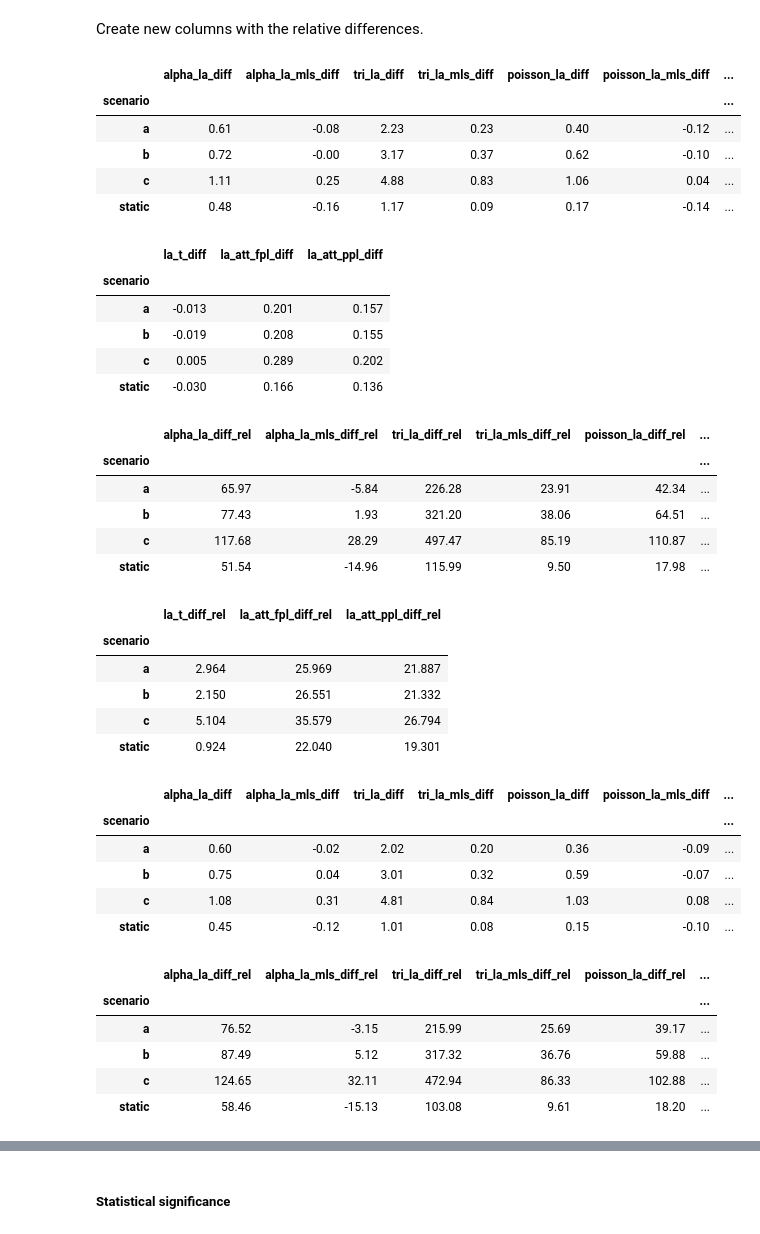
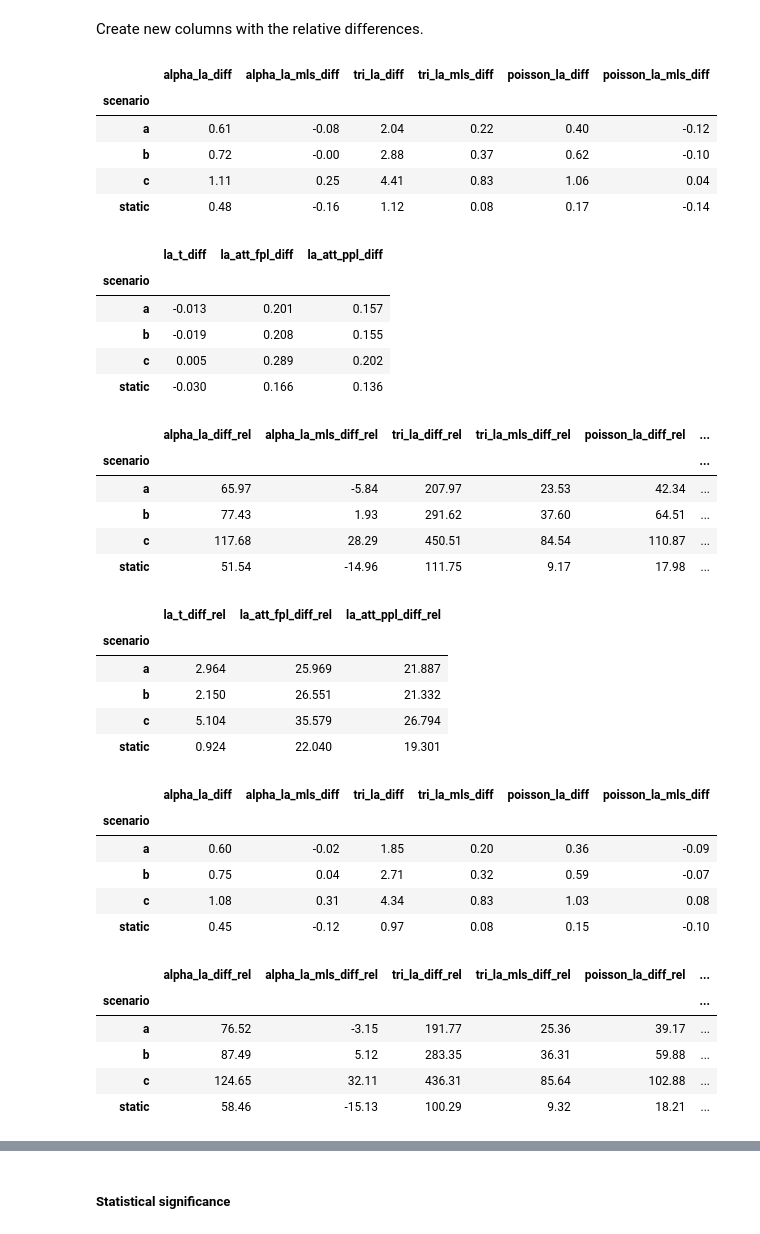
Before and after one commit to han16nah/movingtree_b2h, a Jupyter notebook: notebooks/Stats_and_Tables.ipynb, the cells around one changed output, grey strips where cells are left out. Cells and saved outputs as stored; diff of their text form; code cells hidden in the pictures.

```diff
--- a/notebooks/Stats_and_Tables.ipynb
+++ b/notebooks/Stats_and_Tables.ipynb
@@ -20,10 +20,8 @@ tls_geometric_feats = "tls_geometric_feats.pkl"
 tls_geometric_feats_mls = "tls_geometric_feats_mls.pkl"
 tls_voxel_metrics = "tls_voxel_metrics.pkl"
 tls_voxel_metrics_mls = "tls_voxel_metrics_mls.pkl"
-tls_la_metrics = "tls_lai_gap_frac.pkl"
-tls_la_metrics_mls = "tls_lai_gap_frac_mls.pkl"
-tls_la_tri = "leaf_areas_tri.txt"
-tls_la_tri_mls = "leaf_areas_tri_mls.txt"
+tls_la_metrics = "tls_la.pkl"
+tls_la_metrics_mls = "tls_la_mls.pkl"
 la_reference = "leaf_area_reference.txt"
 uls_la_amapvox = "la_amapvox.txt"
 tls_la_amapvox = "la_amapvox_tls.txt"
@@ -242,20 +238,16 @@ la_df_amapvox = pd.read_csv(Path(metric_folder) / tls_la_amapvox, sep=" ")
 # %% [markdown]
 Merge all the data to one data frame.
 # %%
-la_df = pd.merge(la_df[["alpha_leaf_area", "poisson_leaf_area", "poisson_leaf_area_fixedthresh"]].reset_index(), la_mls_df[["alpha_leaf_area", "poisson_leaf_area", "poisson_leaf_area_fixedthresh"]].reset_index(), on=["tree_id", "scenario"], suffixes=('', '_mls')).set_index(["scenario", "tree_id"])
-la_df = pd.merge(la_df.reset_index(), la_df_tri, on=["tree_id", "scenario"], suffixes=('', '_mls')).set_index(["scenario", "tree_id"])
-la_df = pd.merge(la_df.reset_index(), la_df_tri_mls, on=["tree_id", "scenario"], suffixes=('', '_mls')).set_index(["scenario", "tree_id"])
+la_df = pd.merge(la_df[["alpha_leaf_area", "poisson_leaf_area", "tri_leaf_area"]].reset_index(), la_mls_df[["alpha_leaf_area", "poisson_leaf_area", "tri_leaf_area"]].reset_index(), on=["tree_id", "scenario"], suffixes=('', '_mls')).set_index(["scenario", "tree_id"])
 la_df = pd.merge(la_df.reset_index(), la_ref_df, on=["tree_id"]).set_index(["scenario", "tree_id"])
 la_df_amapvox = pd.merge(la_df_amapvox.reset_index(), la_ref_df, on=["tree_id"]).set_index(["scenario", "tree_id"])
 # %%
 la_df["alpha_la_diff"] = (la_df["alpha_leaf_area"]-la_df["leaf_area"])
 la_df["alpha_la_mls_diff"] = (la_df["alpha_leaf_area_mls"]-la_df["leaf_area"])
-la_df["tri_la_diff"] = (la_df["la_tri"]-la_df["leaf_area"])
-la_df["tri_la_mls_diff"] = (la_df["la_tri_mls"]-la_df["leaf_area"])
+la_df["tri_la_diff"] = (la_df["tri_leaf_area"]-la_df["leaf_area"])
+la_df["tri_la_mls_diff"] = (la_df["tri_leaf_area_mls"]-la_df["leaf_area"])
 la_df["poisson_la_diff"] = (la_df["poisson_leaf_area"]-la_df["leaf_area"])
-la_df["poisson_la_fixedthresh_diff"] = (la_df["poisson_leaf_area_fixedthresh"]-la_df["leaf_area"])
 la_df["poisson_la_mls_diff"] = (la_df["poisson_leaf_area_mls"]-la_df["leaf_area"])
-la_df["poisson_la_mls_fixedthresh_diff"] = (la_df["poisson_leaf_area_fixedthresh_mls"]-la_df["leaf_area"])
 la_df_amapvox["la_t_diff"] = (la_df_amapvox["la_t"] - la_df_amapvox["leaf_area"])
 la_df_amapvox["la_att_fpl_diff"] = (la_df_amapvox["la_att_fpl"] - la_df_amapvox["leaf_area"])
 la_df_amapvox["la_att_ppl_diff"] = (la_df_amapvox["la_att_ppl"] - la_df_amapvox["leaf_area"])
@@ -264,26 +256,24 @@ Create new columns with the relative differences.
 # %%
 la_df["alpha_la_diff_rel"] = (la_df["alpha_leaf_area"]-la_df["leaf_area"]) / la_df["leaf_area"] * 100
 la_df["alpha_la_mls_diff_rel"] = (la_df["alpha_leaf_area_mls"]-la_df["leaf_area"]) / la_df["leaf_area"] * 100
-la_df["tri_la_diff_rel"] = (la_df["la_tri"]-la_df["leaf_area"]) / la_df["leaf_area"] * 100
-la_df["tri_la_mls_diff_rel"] = (la_df["la_tri_mls"]-la_df["leaf_area"]) / la_df["leaf_area"] * 100
+la_df["tri_la_diff_rel"] = (la_df["tri_leaf_area"]-la_df["leaf_area"]) / la_df["leaf_area"] * 100
+la_df["tri_la_mls_diff_rel"] = (la_df["tri_leaf_area_mls"]-la_df["leaf_area"]) / la_df["leaf_area"] * 100
 la_df["poisson_la_diff_rel"] = (la_df["poisson_leaf_area"]-la_df["leaf_area"]) / la_df["leaf_area"] * 100
-la_df["poisson_la_fixedthresh_diff_rel"] = (la_df["poisson_leaf_area_fixedthresh"]-la_df["leaf_area"]) / la_df["leaf_area"] * 100
 la_df["poisson_la_mls_diff_rel"] = (la_df["poisson_leaf_area_mls"]-la_df["leaf_area"]) / la_df["leaf_area"] * 100
-la_df["poisson_la_mls_fixedthresh_diff_rel"] = (la_df["poisson_leaf_area_fixedthresh_mls"]-la_df["leaf_area"]) / la_df["leaf_area"] * 100
 la_df_amapvox["la_t_diff_rel"] = (la_df_amapvox["la_t"] - la_df_amapvox["leaf_area"]) / la_df["leaf_area"] * 100
 la_df_amapvox["la_att_fpl_diff_rel"] = (la_df_amapvox["la_att_fpl"] - la_df_amapvox["leaf_area"]) / la_df["leaf_area"] * 100
 la_df_amapvox["la_att_ppl_diff_rel"] = (la_df_amapvox["la_att_ppl"] - la_df_amapvox["leaf_area"]) / la_df["leaf_area"] * 100
 # %%
 la_df = la_df.astype("float")
-display(la_df[["alpha_la_diff", "alpha_la_mls_diff", "tri_la_diff", "tri_la_mls_diff", "poisson_la_diff", "poisson_la_mls_diff", "poisson_la_fixedthresh_diff", "poisson_la_mls_fixedthresh_diff"]].groupby("scenario").agg("mean").round(decimals=2))
+display(la_df[["alpha_la_diff", "alpha_la_mls_diff", "tri_la_diff", "tri_la_mls_diff", "poisson_la_diff", "poisson_la_mls_diff"]].groupby("scenario").agg("mean").round(decimals=2))
 display(la_df_amapvox[["la_t_diff", "la_att_fpl_diff", "la_att_ppl_diff"]].groupby("scenario").agg("mean").round(decimals=3))
 # %% [output]
-|  | alpha_la_diff | alpha_la_mls_diff | tri_la_diff | tri_la_mls_diff | poisson_la_diff | poisson_la_mls_diff | ... |
-| scenario |  |  |  |  |  |  | ... |
-| a | 0.61 | -0.08 | 2.23 | 0.23 | 0.40 | -0.12 | ... |
-| b | 0.72 | -0.00 | 3.17 | 0.37 | 0.62 | -0.10 | ... |
-| c | 1.11 | 0.25 | 4.88 | 0.83 | 1.06 | 0.04 | ... |
-| static | 0.48 | -0.16 | 1.17 | 0.09 | 0.17 | -0.14 | ... |
+|  | alpha_la_diff | alpha_la_mls_diff | tri_la_diff | tri_la_mls_diff | poisson_la_diff | poisson_la_mls_diff |
+| scenario |  |  |  |  |  |  |
+| a | 0.61 | -0.08 | 2.04 | 0.22 | 0.40 | -0.12 |
+| b | 0.72 | -0.00 | 2.88 | 0.37 | 0.62 | -0.10 |
+| c | 1.11 | 0.25 | 4.41 | 0.83 | 1.06 | 0.04 |
+| static | 0.48 | -0.16 | 1.12 | 0.08 | 0.17 | -0.14 |
 |  | la_t_diff | la_att_fpl_diff | la_att_ppl_diff |
 | scenario |  |  |  |
 | a | -0.013 | 0.201 | 0.157 |
@@ -296,19 +286,17 @@ display(la_df[["alpha_la_diff_rel",
                "tri_la_diff_rel",
                "tri_la_mls_diff_rel",
                "poisson_la_diff_rel",
-               "poisson_la_mls_diff_rel",
-               "poisson_la_fixedthresh_diff_rel",
-               "poisson_la_mls_fixedthresh_diff_rel"]].groupby("scenario").agg("mean").round(decimals=2))
+               "poisson_la_mls_diff_rel"]].groupby("scenario").agg("mean").round(decimals=2))
 display(la_df_amapvox[["la_t_diff_rel",
                        "la_att_fpl_diff_rel",
                        "la_att_ppl_diff_rel"]].groupby("scenario").agg("mean").round(decimals=3))
 # %% [output]
 |  | alpha_la_diff_rel | alpha_la_mls_diff_rel | tri_la_diff_rel | tri_la_mls_diff_rel | poisson_la_diff_rel | ... |
 | scenario |  |  |  |  |  | ... |
-| a | 65.97 | -5.84 | 226.28 | 23.91 | 42.34 | ... |
-| b | 77.43 | 1.93 | 321.20 | 38.06 | 64.51 | ... |
-| c | 117.68 | 28.29 | 497.47 | 85.19 | 110.87 | ... |
-| static | 51.54 | -14.96 | 115.99 | 9.50 | 17.98 | ... |
+| a | 65.97 | -5.84 | 207.97 | 23.53 | 42.34 | ... |
+| b | 77.43 | 1.93 | 291.62 | 37.60 | 64.51 | ... |
+| c | 117.68 | 28.29 | 450.51 | 84.54 | 110.87 | ... |
+| static | 51.54 | -14.96 | 111.75 | 9.17 | 17.98 | ... |
 |  | la_t_diff_rel | la_att_fpl_diff_rel | la_att_ppl_diff_rel |
 | scenario |  |  |  |
 | a | 2.964 | 25.969 | 21.887 |
@@ -321,30 +309,26 @@ display(la_df[["alpha_la_diff",
                "tri_la_diff",
                "tri_la_mls_diff",
                "poisson_la_diff",
-               "poisson_la_mls_diff",
-               "poisson_la_fixedthresh_diff",
-               "poisson_la_mls_fixedthresh_diff"]].groupby("scenario").agg("median").round(decimals=2))
+               "poisson_la_mls_diff"]].groupby("scenario").agg("median").round(decimals=2))
 # %% [output]
-|  | alpha_la_diff | alpha_la_mls_diff | tri_la_diff | tri_la_mls_diff | poisson_la_diff | poisson_la_mls_diff | ... |
-| scenario |  |  |  |  |  |  | ... |
-| a | 0.60 | -0.02 | 2.02 | 0.20 | 0.36 | -0.09 | ... |
-| b | 0.75 | 0.04 | 3.01 | 0.32 | 0.59 | -0.07 | ... |
-| c | 1.08 | 0.31 | 4.81 | 0.84 | 1.03 | 0.08 | ... |
-| static | 0.45 | -0.12 | 1.01 | 0.08 | 0.15 | -0.10 | ... |
+|  | alpha_la_diff | alpha_la_mls_diff | tri_la_diff | tri_la_mls_diff | poisson_la_diff | poisson_la_mls_diff |
+| scenario |  |  |  |  |  |  |
+| a | 0.60 | -0.02 | 1.85 | 0.20 | 0.36 | -0.09 |
+| b | 0.75 | 0.04 | 2.71 | 0.32 | 0.59 | -0.07 |
+| c | 1.08 | 0.31 | 4.34 | 0.83 | 1.03 | 0.08 |
+| static | 0.45 | -0.12 | 0.97 | 0.08 | 0.15 | -0.10 |
 # %%
 display(la_df[["alpha_la_diff_rel",
                "alpha_la_mls_diff_rel",
                "tri_la_diff_rel",
                "tri_la_mls_diff_rel",
                "poisson_la_diff_rel",
-               "poisson_la_mls_diff_rel",
-               "poisson_la_fixedthresh_diff_rel",
-               "poisson_la_mls_fixedthresh_diff_rel"]].groupby("scenario").agg("median").round(decimals=2))
+               "poisson_la_mls_diff_rel"]].groupby("scenario").agg("median").round(decimals=2))
 # %% [output]
 |  | alpha_la_diff_rel | alpha_la_mls_diff_rel | tri_la_diff_rel | tri_la_mls_diff_rel | poisson_la_diff_rel | ... |
 | scenario |  |  |  |  |  | ... |
-| a | 76.52 | -3.15 | 215.99 | 25.69 | 39.17 | ... |
-| b | 87.49 | 5.12 | 317.32 | 36.76 | 59.88 | ... |
-| c | 124.65 | 32.11 | 472.94 | 86.33 | 102.88 | ... |
-| static | 58.46 | -15.13 | 103.08 | 9.61 | 18.20 | ... |
+| a | 76.52 | -3.15 | 191.77 | 25.36 | 39.17 | ... |
+| b | 87.49 | 5.12 | 283.35 | 36.31 | 59.88 | ... |
+| c | 124.65 | 32.11 | 436.31 | 85.64 | 102.88 | ... |
+| static | 58.46 | -15.13 | 100.29 | 9.32 | 18.21 | ... |
 # %%
```
Also changed, not shown: parts of 13 cells of this notebook, 1 other file.
